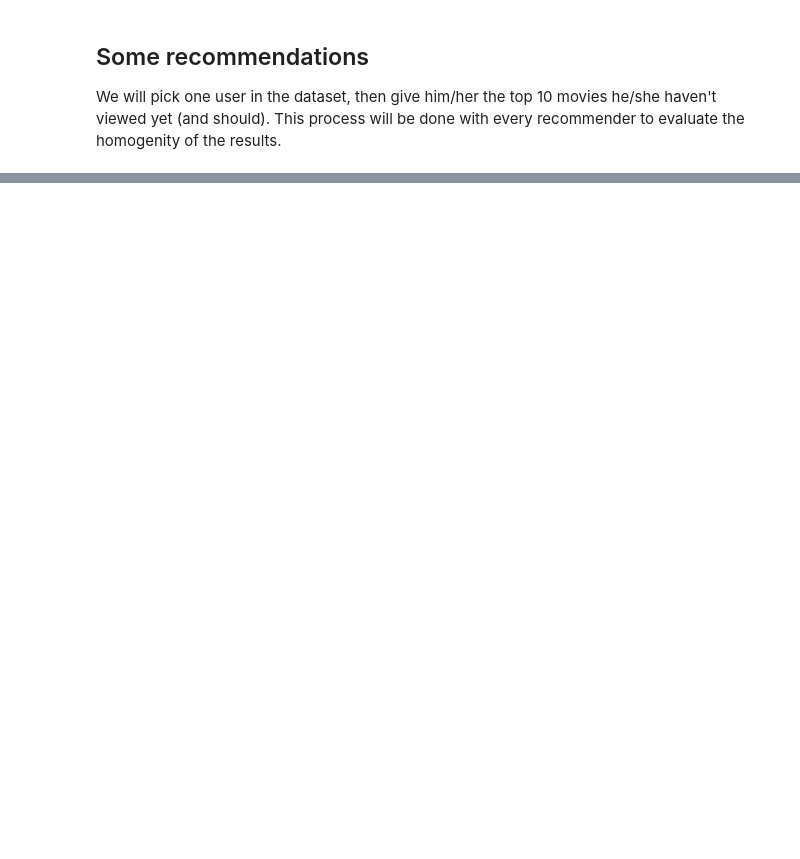
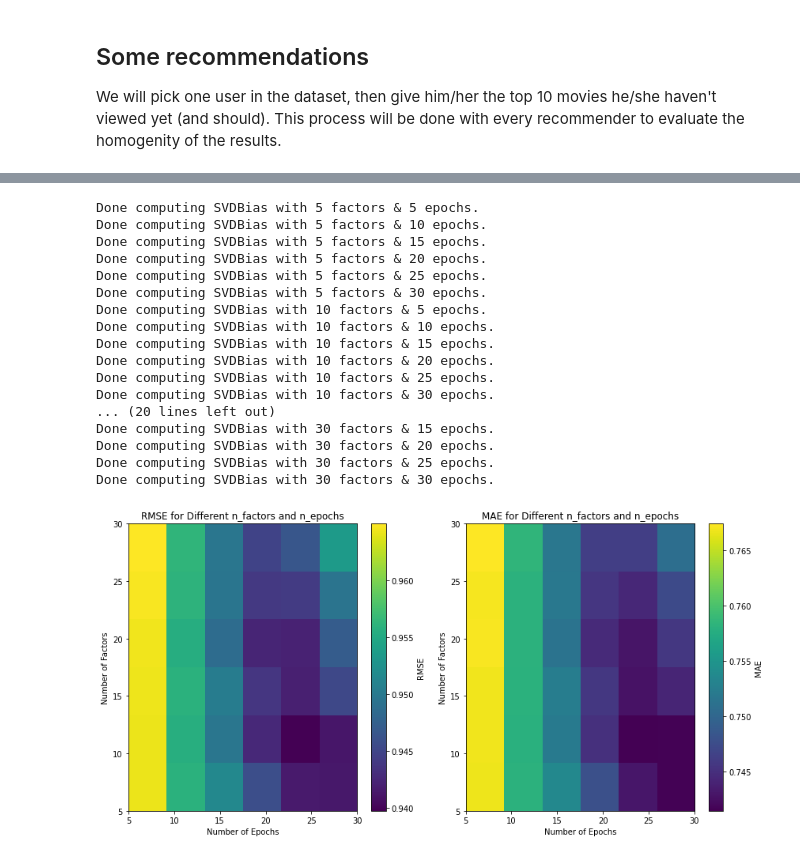
Before and after one commit to LoicE5/Recommendation-models-analysis, a Jupyter notebook: Projet.ipynb, the cells around one changed output, grey strips where cells are left out. Drawn from its saved outputs; the diff is of its cells as text; code cells hidden in the pictures; blank space fills up the shorter version.

```diff
--- a/Projet.ipynb
+++ b/Projet.ipynb
@@ -675,0 +602,64 @@ show_top_10_movies(user, jaccard_recommender, 'Jaccard Recommender')
+# %%
+import numpy as np
+import matplotlib.pyplot as plt
+
+def test_with_different_params(model:MatrixFactorization, epochs:int, factors:int, step:int=5)->None:
+    n_factors_range = np.arange(step, epochs+step, step)
+    n_epochs_range = np.arange(step, factors+step, step)
+
+    rmse_results = np.zeros((len(n_factors_range), len(n_epochs_range)))
+    mae_results = np.zeros((len(n_factors_range), len(n_epochs_range)))
+
+    for i, n_factors in enumerate(n_factors_range):
+        for j, n_epochs in enumerate(n_epochs_range):
+            # Create instances with current n_factors and n_epochs
+            instance = model(n_factors=n_factors, n_epochs=n_epochs)
+            instance.train()
+            instance.test()
+
+            # Store results
+            rmse_results[i, j] = instance.evaluate()['rmse'].values[0]
+            mae_results[i, j] = instance.evaluate()['mae'].values[0]
+            print(f'Done computing {instance.__class__.__name__} with {n_factors} factors & {n_epochs} epochs.')
+
+    # Plotting for n_factors
+    plt.figure(figsize=(12, 6))
+    plt.subplot(1, 2, 1)
+    plt.imshow(rmse_results, cmap='viridis', extent=[min(n_epochs_range), max(n_epochs_range), min(n_factors_range), max(n_factors_range)], origin='lower', aspect='auto')
+    plt.colorbar(label='RMSE')
+    plt.xlabel('Number of Epochs')
+    plt.ylabel('Number of Factors')
+    plt.title('RMSE for Different n_factors and n_epochs')
+
+    # Plotting for n_epochs
+    plt.subplot(1, 2, 2)
+    plt.imshow(mae_results, cmap='viridis', extent=[min(n_epochs_range), max(n_epochs_range), min(n_factors_range), max(n_factors_range)], origin='lower', aspect='auto')
+    plt.colorbar(label='MAE')
+    plt.xlabel('Number of Epochs')
+    plt.ylabel('Number of Factors')
+    plt.title('MAE for Different n_factors and n_epochs')
+
+    plt.tight_layout()
+    plt.show()
+# %%
+# SVD with bias
+test_with_different_params(SVDBias, 30, 30)
+# %% [output]
+Done computing SVDBias with 5 factors & 5 epochs.
+Done computing SVDBias with 5 factors & 10 epochs.
+Done computing SVDBias with 5 factors & 15 epochs.
+Done computing SVDBias with 5 factors & 20 epochs.
+Done computing SVDBias with 5 factors & 25 epochs.
+Done computing SVDBias with 5 factors & 30 epochs.
+Done computing SVDBias with 10 factors & 5 epochs.
+Done computing SVDBias with 10 factors & 10 epochs.
+Done computing SVDBias with 10 factors & 15 epochs.
+Done computing SVDBias with 10 factors & 20 epochs.
+Done computing SVDBias with 10 factors & 25 epochs.
+Done computing SVDBias with 10 factors & 30 epochs.
+... (20 lines left out)
+Done computing SVDBias with 30 factors & 15 epochs.
+Done computing SVDBias with 30 factors & 20 epochs.
+Done computing SVDBias with 30 factors & 25 epochs.
+Done computing SVDBias with 30 factors & 30 epochs.
+[figure, added]
```
Also changed, not shown: parts of 19 cells of this notebook.
